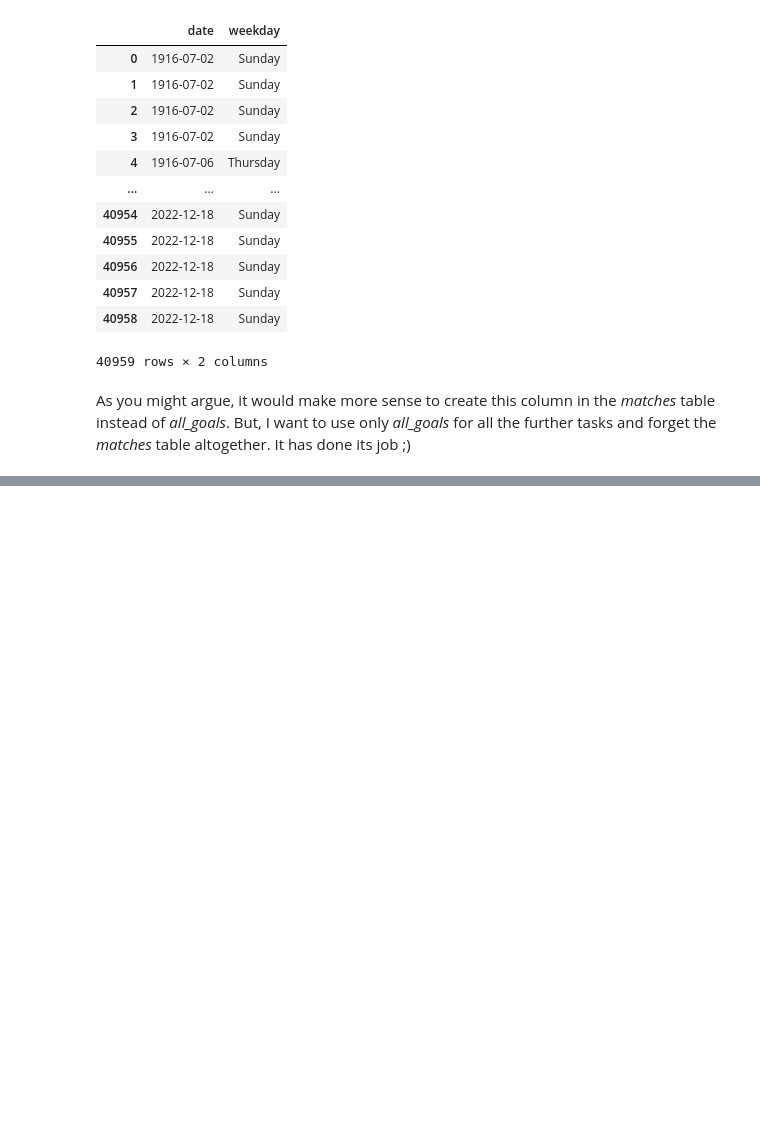
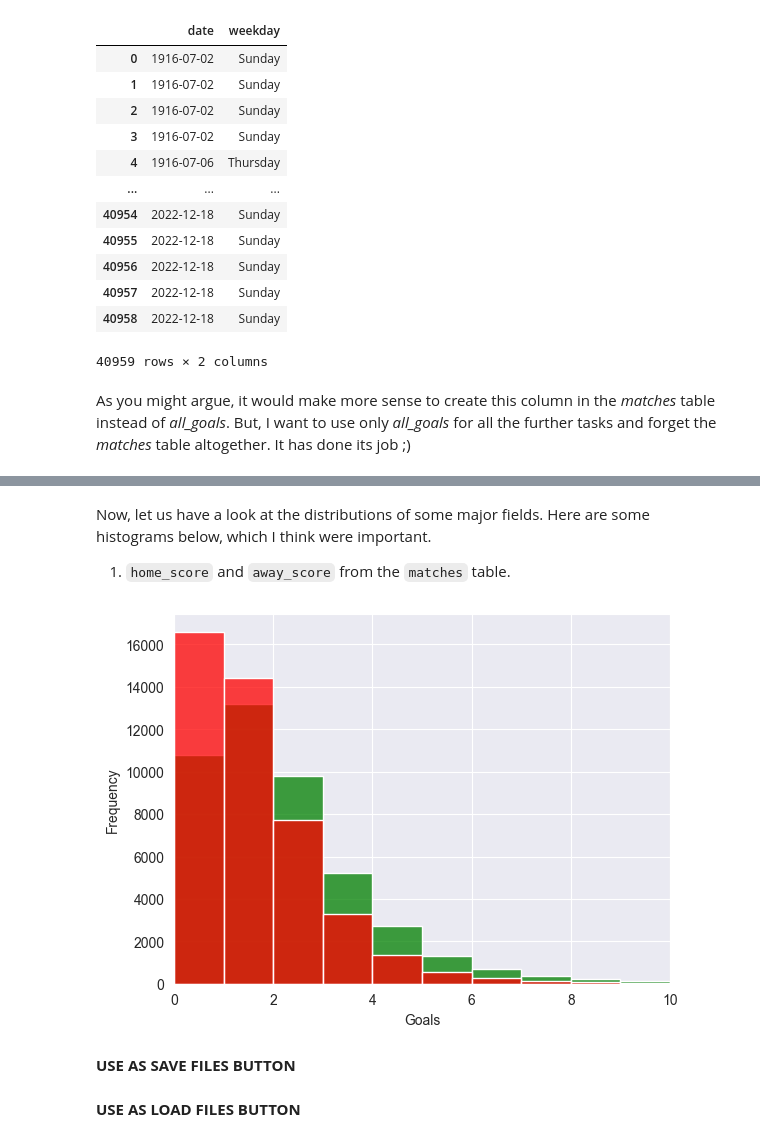
Before and after one commit to ryuukkk/football-data-analysis, a Jupyter notebook: DE_PROJECT.ipynb, the cells around one changed output, grey strips where cells are left out. Cells and saved outputs as stored; diff of their text form; code cells hidden in the pictures; blank space fills up the shorter version.

```diff
--- a/DE_PROJECT.ipynb
+++ b/DE_PROJECT.ipynb
@@ -292,0 +352,17 @@ As you might argue, it would make more sense to create this column in the <i>mat
+# %% [markdown]
+Now, let us have a look at the distributions of some major fields.
+Here are some histograms below, which I think were important.
+1. ``home_score`` and ``away_score`` from the ``matches`` table.
+# %%
+import seaborn as sns
+
+ax3 = sns.histplot(data=matches, x='home_score', color='g', label='Home Goals', binwidth=1)
+sns.histplot(data=matches, x='away_score', color='r', label='Away Goals', binwidth=1)
+plt.ylabel('Frequency')
+plt.xlabel('Goals')
+plt.xlim(0, 10)
+plt.savefig('figures/score_histo.jpg')
+# %% [output]
+[figure, added]
+# %% [markdown]
+**USE AS SAVE FILES BUTTON**
@@ -292,0 +378,2 @@ As you might argue, it would make more sense to create this column in the <i>mat
+# %% [markdown]
+**USE AS LOAD FILES BUTTON**
```
Also changed, not shown: parts of 15 cells of this notebook, 5 other files.
